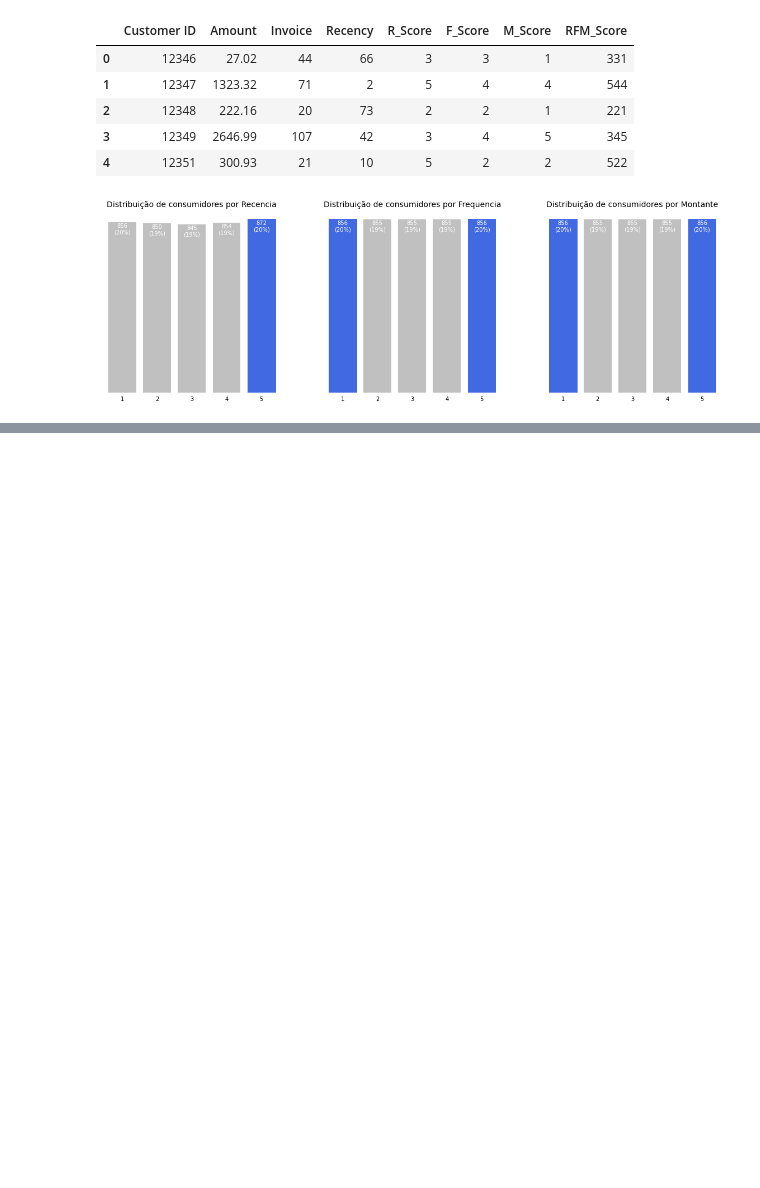
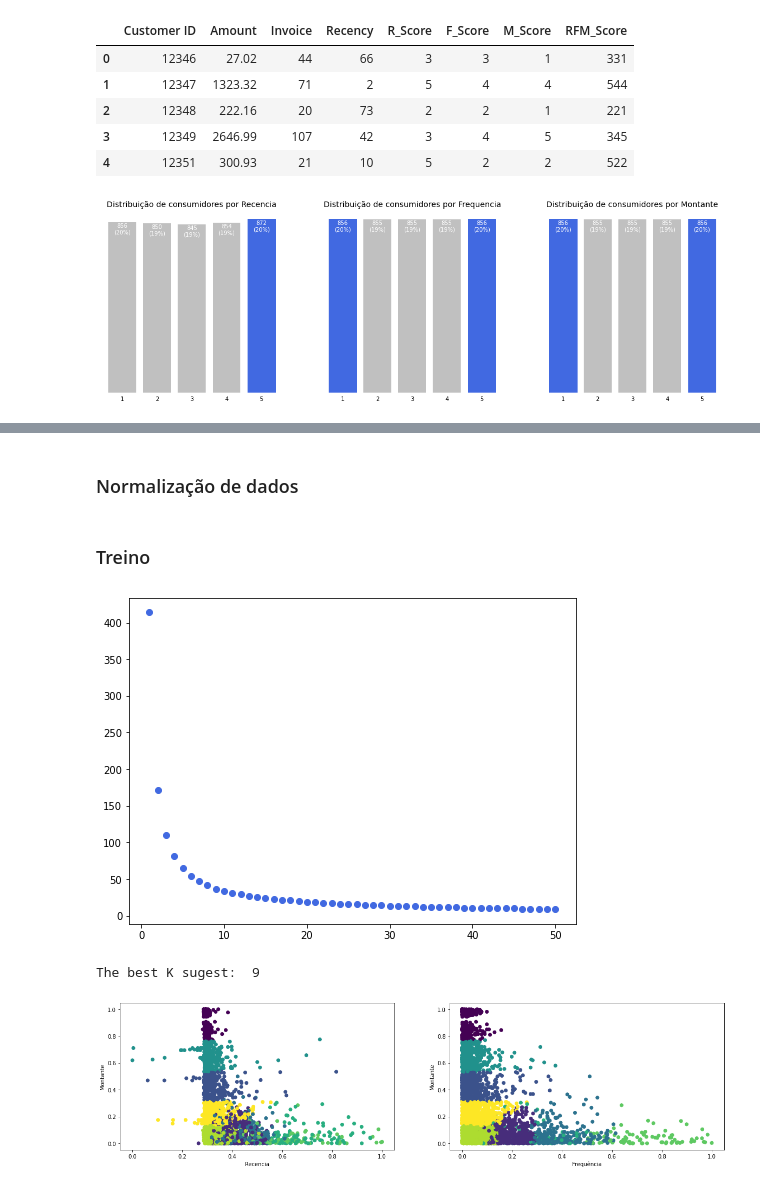
Before and after one commit to wander-asb/Customer_Segmentation, a Jupyter notebook: Segmentação_de_consumidores.ipynb, the cells around one changed output, grey strips where cells are left out. Cells and saved outputs as stored; diff of their text form; code cells hidden in the pictures; blank space fills up the shorter version.

```diff
--- a/Segmentação_de_consumidores.ipynb
+++ b/Segmentação_de_consumidores.ipynb
@@ -241,0 +246,4 @@ plt.show()
+# %%
+#Base de dados que será utilizado para o modelo de K-Means
+df_model = rfm_dataframe[['Customer ID','Amount', 'Invoice', 'Recency']]
+df_model.head()
@@ -241,0 +257,9 @@ plt.show()
+# %% [markdown]
+### Normalização de dados
+# %%
+#Normalização de dados
+escalonamento = MinMaxScaler((0,1))
+rfm = escalonamento.fit_transform(df_model[['Recency','Amount','Invoice']])
+rfm
+# %% [markdown]
+### Treino
@@ -241,0 +298,33 @@ plt.show()
+# %%
+plt.figure(figsize=(8, 6))
+plt.scatter(range (1, cl+1), cost, c='royalblue')
+plt.show()
+
+# Create a kmeans model with the best K.
+print('The best K sugest: ',K_best)
+model = KMeans(n_clusters=K_best, init='k-means++', n_init=10,max_iter=300, tol=1e-04, random_state=101)
+
+# Note I'm scaling the data to normalize it! Important for good results.
+model = model.fit(rfm)
+
+# These are our fitted labels for clusters -- the first cluster has label 0, and the second has label 1.
+labels = model.labels_
+
+# And we'll visualize it:
+#plt.scatter(X_scaled[:,0], X_scaled[:,1], c=model.labels_.astype(float))
+fig = plt.figure(figsize=(20,5))
+ax = fig.add_subplot(121)
+
+plt.scatter(x = rfm[:,1], y = rfm[:,0], c=model.labels_.astype(float))
+ax.set_xlabel('Recencia')
+ax.set_ylabel('Montante')
+ax = fig.add_subplot(122)
+plt.scatter(x = rfm[:,2], y = rfm[:,0], c=model.labels_.astype(float))
+ax.set_xlabel('Frequência')
+ax.set_ylabel('Montante')
+
+plt.show()
+# %% [output]
+[figure, added]
+The best K sugest:  9
+[figure, added]
```
Also changed, not shown: parts of 6 cells of this notebook.
